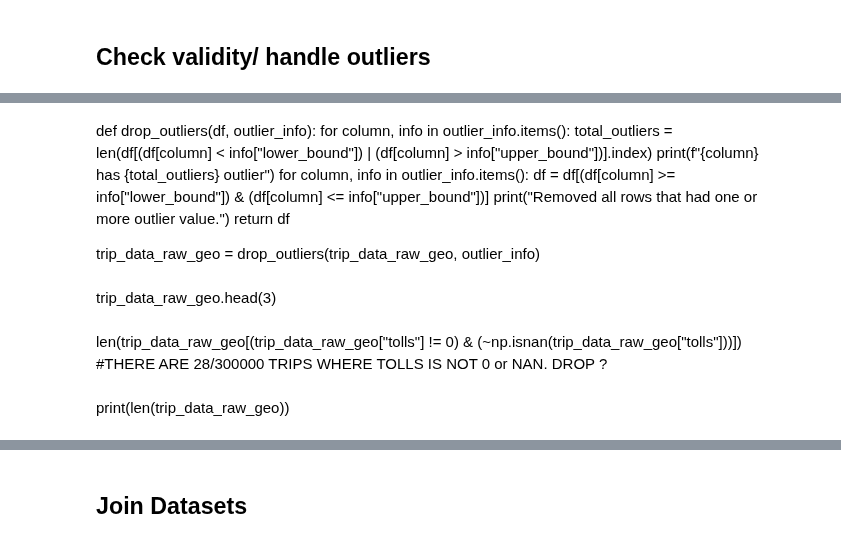
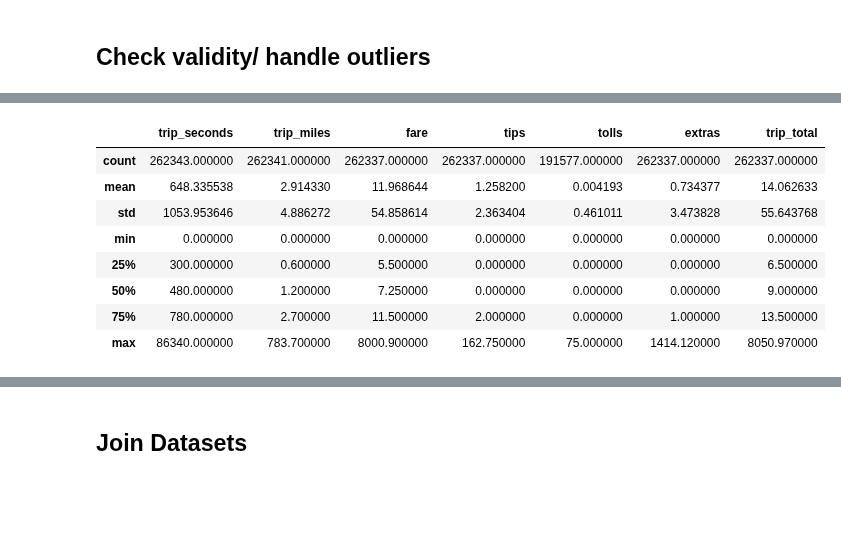
Before and after one commit to ltempfli/AAA-AIbertus-Magnus, a Jupyter notebook: tasks/01_Data_Preparation.ipynb, the cells around one changed output, grey strips where cells are left out. Drawn from its saved outputs; the diff is of its cells as text; code cells hidden in the pictures; blank space fills up the shorter version.

```diff
--- a/tasks/01_Data_Preparation.ipynb
+++ b/tasks/01_Data_Preparation.ipynb
@@ -681,0 +664,2 @@ print(len(trip_data_raw_geo))
+# %%
+checkdf = trip_data_raw_geo.copy()
@@ -692,0 +683,3 @@ Columns that need to be checked for outliers:
+# %%
+pd.set_option('display.max_columns', None)
+checkdf.head()
@@ -729,18 +695,12 @@ for column, info in outlier_info.items():
-# %% [markdown]
-def drop_outliers(df, outlier_info):
-    for column, info in outlier_info.items():
-        total_outliers = len(df[(df[column] < info["lower_bound"]) | (df[column] > info["upper_bound"])].index)
-        print(f"{column} has {total_outliers} outlier")
-    for column, info in outlier_info.items():
-        df = df[(df[column] >= info["lower_bound"]) & (df[column] <= info["upper_bound"])]
-    print("Removed all rows that had one or more outlier value.")
-    return df
-
-trip_data_raw_geo = drop_outliers(trip_data_raw_geo, outlier_info)
-# %% [markdown]
-trip_data_raw_geo.head(3)
-# %% [markdown]
-len(trip_data_raw_geo[(trip_data_raw_geo["tolls"] != 0) & (~np.isnan(trip_data_raw_geo["tolls"]))])
-#THERE ARE 28/300000 TRIPS WHERE TOLLS IS NOT 0 or NAN. DROP ?
-# %% [markdown]
-print(len(trip_data_raw_geo))
+# %%
+checkdf[columns_to_check].describe()
+# %% [output]
+|  | trip_seconds | trip_miles | fare | tips | tolls | extras | trip_total |
+| count | 262343.000000 | 262341.000000 | 262337.000000 | 262337.000000 | 191577.000000 | 262337.000000 | 262337.000000 |
+| mean | 648.335538 | 2.914330 | 11.968644 | 1.258200 | 0.004193 | 0.734377 | 14.062633 |
+| std | 1053.953646 | 4.886272 | 54.858614 | 2.363404 | 0.461011 | 3.473828 | 55.643768 |
+| min | 0.000000 | 0.000000 | 0.000000 | 0.000000 | 0.000000 | 0.000000 | 0.000000 |
+| 25% | 300.000000 | 0.600000 | 5.500000 | 0.000000 | 0.000000 | 0.000000 | 6.500000 |
+| 50% | 480.000000 | 1.200000 | 7.250000 | 0.000000 | 0.000000 | 0.000000 | 9.000000 |
+| 75% | 780.000000 | 2.700000 | 11.500000 | 2.000000 | 0.000000 | 1.000000 | 13.500000 |
+| max | 86340.000000 | 783.700000 | 8000.900000 | 162.750000 | 75.000000 | 1414.120000 | 8050.970000 |
```
Also changed, not shown: parts of 35 cells of this notebook.
